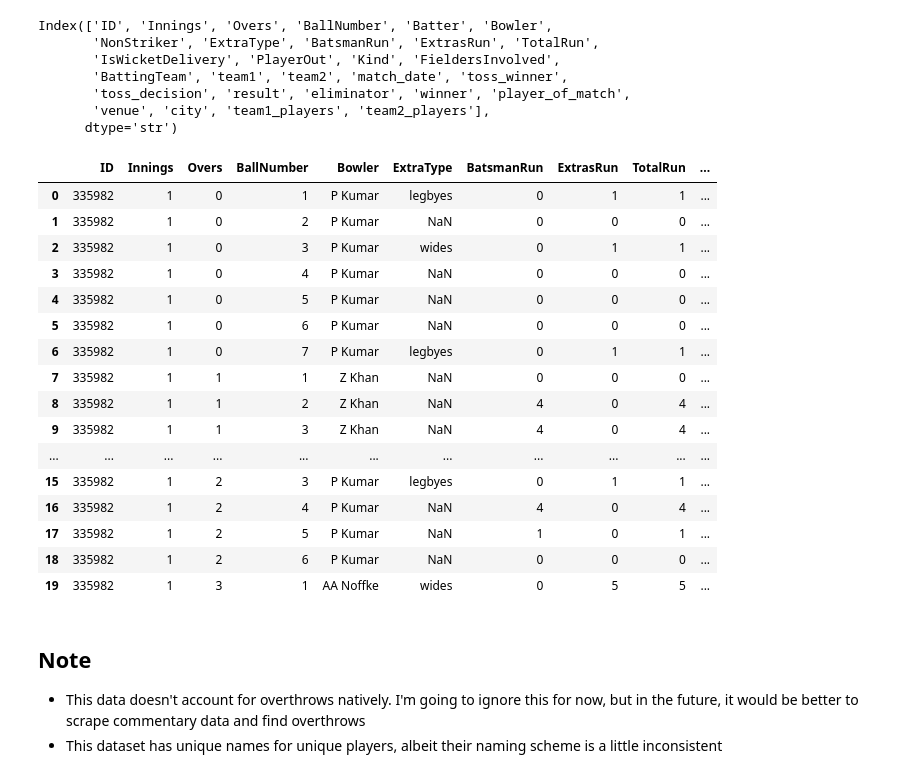
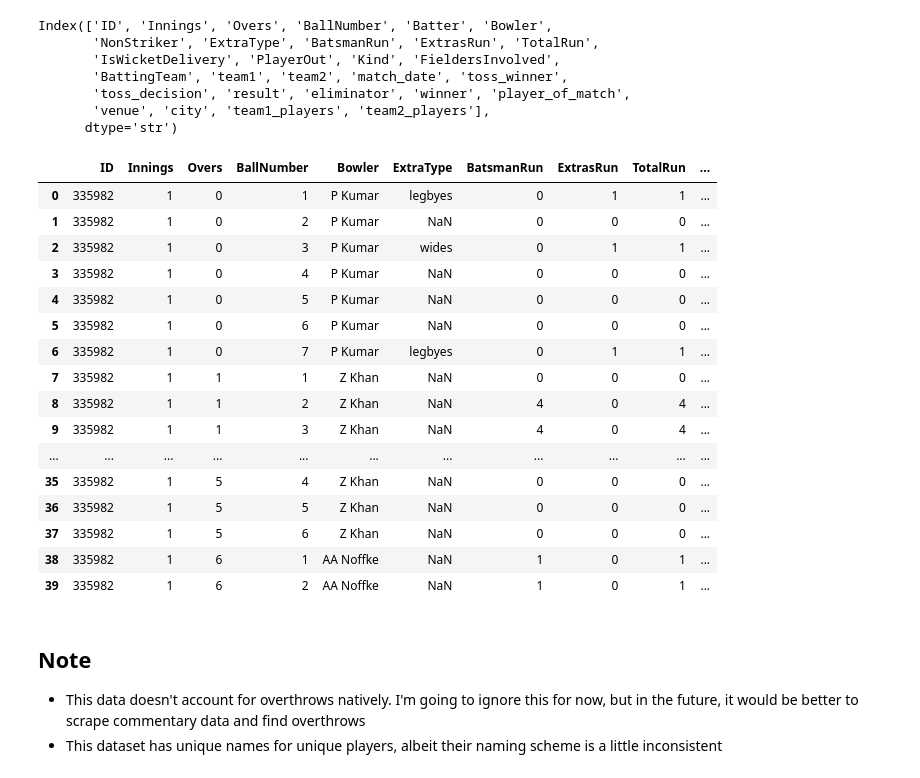
Before and after one commit to greenbear26/fielding-independent-bowling, a Jupyter notebook: main.ipynb, the cells around one changed output. Drawn from its saved outputs; the diff is of its cells as text; code cells hidden in the pictures.

```diff
--- a/main.ipynb
+++ b/main.ipynb
@@ -41,26 +41,26 @@ Index(['ID', 'Innings', 'Overs', 'BallNumber', 'Batter', 'Bowler',
 # %%
 filtered_df = merged_data.drop(columns=['Batter', 'NonStriker', 'toss_winner', 'toss_decision', 'result', 'eliminator', 'venue', 'city', 'team1', 'team2', 'city', 'team1_players', 'team2_players', 'player_of_match', 'winner', 'BattingTeam'])
 filtered_df.sort_values(by=['match_date', 'Innings', 'Overs', 'BallNumber'], inplace=True)
 filtered_df = filtered_df.reset_index(drop=True)
-filtered_df.head(20)
+filtered_df.head(40)
 # %% [output]
 |  | ID | Innings | Overs | BallNumber | Bowler | ExtraType | BatsmanRun | ExtrasRun | TotalRun | ... |
 | 0 | 335982 | 1 | 0 | 1 | P Kumar | legbyes | 0 | 1 | 1 | ... |
 | 1 | 335982 | 1 | 0 | 2 | P Kumar | NaN | 0 | 0 | 0 | ... |
 | 2 | 335982 | 1 | 0 | 3 | P Kumar | wides | 0 | 1 | 1 | ... |
 | 3 | 335982 | 1 | 0 | 4 | P Kumar | NaN | 0 | 0 | 0 | ... |
 | 4 | 335982 | 1 | 0 | 5 | P Kumar | NaN | 0 | 0 | 0 | ... |
 | 5 | 335982 | 1 | 0 | 6 | P Kumar | NaN | 0 | 0 | 0 | ... |
 | 6 | 335982 | 1 | 0 | 7 | P Kumar | legbyes | 0 | 1 | 1 | ... |
 | 7 | 335982 | 1 | 1 | 1 | Z Khan | NaN | 0 | 0 | 0 | ... |
 | 8 | 335982 | 1 | 1 | 2 | Z Khan | NaN | 4 | 0 | 4 | ... |
 | 9 | 335982 | 1 | 1 | 3 | Z Khan | NaN | 4 | 0 | 4 | ... |
 | ... | ... | ... | ... | ... | ... | ... | ... | ... | ... | ... |
-| 15 | 335982 | 1 | 2 | 3 | P Kumar | legbyes | 0 | 1 | 1 | ... |
-| 16 | 335982 | 1 | 2 | 4 | P Kumar | NaN | 4 | 0 | 4 | ... |
-| 17 | 335982 | 1 | 2 | 5 | P Kumar | NaN | 1 | 0 | 1 | ... |
-| 18 | 335982 | 1 | 2 | 6 | P Kumar | NaN | 0 | 0 | 0 | ... |
-| 19 | 335982 | 1 | 3 | 1 | AA Noffke | wides | 0 | 5 | 5 | ... |
+| 35 | 335982 | 1 | 5 | 4 | Z Khan | NaN | 0 | 0 | 0 | ... |
+| 36 | 335982 | 1 | 5 | 5 | Z Khan | NaN | 0 | 0 | 0 | ... |
+| 37 | 335982 | 1 | 5 | 6 | Z Khan | NaN | 0 | 0 | 0 | ... |
+| 38 | 335982 | 1 | 6 | 1 | AA Noffke | NaN | 1 | 0 | 1 | ... |
+| 39 | 335982 | 1 | 6 | 2 | AA Noffke | NaN | 1 | 0 | 1 | ... |
 # %% [markdown]
 ## Note
 
```
Also changed, not shown: parts of 5 cells of this notebook, 1 other file.
